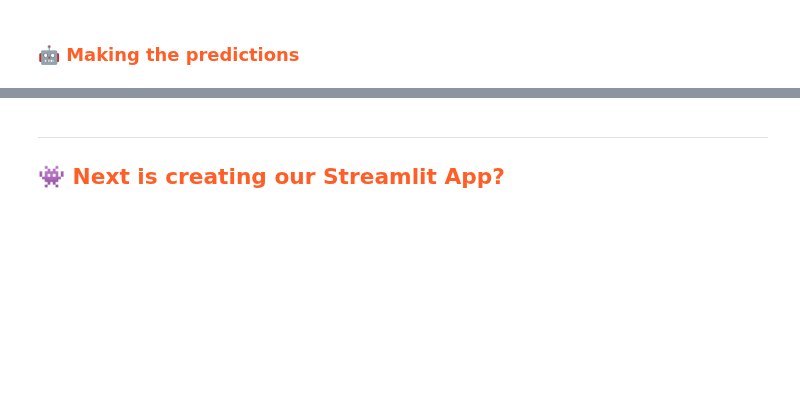
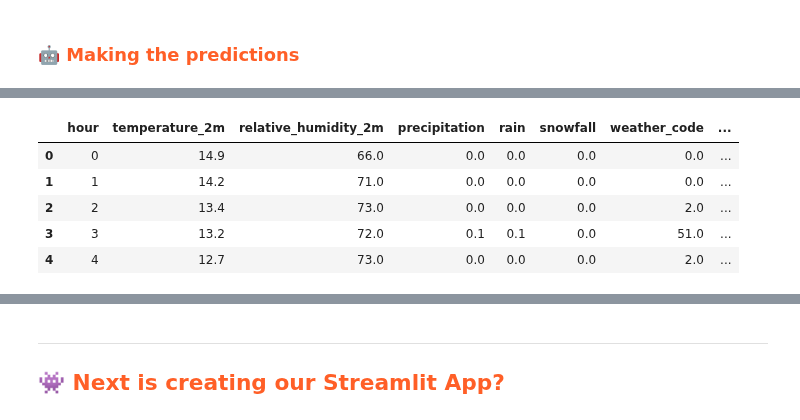
Before and after one commit to Camillahannesbo/BDS_MLOPs_Assignment, a Jupyter notebook: notebooks/4_batch_inference copy.ipynb, the cells around one changed output, grey strips where cells are left out. Cells and saved outputs as stored; diff of their text form; code cells hidden in the pictures; blank space fills up the shorter version.

Commit message:
batch changes

```diff
--- a/notebooks/4_batch_inference copy.ipynb
+++ b/notebooks/4_batch_inference copy.ipynb
@@ -102 +142,3 @@ weather_forecast_df = weather_measures.forecast_weather_measures(
+# %%
+calendar_df = calendar.get_calendar()
 # %%
@@ -123,5 +154,16 @@ merged_df = pd.merge(weather_forecast_df, calender_df, how='inner', left_on='dat
 # %%
 import numpy as np
+# %%
+# # Add features to the calender dataframe
+# calender_df['date_'] = pd.to_datetime(calender_df['date'])
+# calender_df['day'] = calender_df['date_'].dt.dayofweek
+# calender_df['month'] = calender_df['date_'].dt.month
+# calender_df['holiday'] = np.where(calender_df['type'] == 'Not a Workday', 1, 0)
+
+# # Drop the columns 'type' and 'date_' to finalize the calender dataframe
+# calender_df = calender_df.drop(['type','date_'], axis=1)
+
+merged_df = pd.merge(weather_forecast_df, calendar_df, how='inner', left_on='date', right_on='date')
 # %%
 # Display the first 5 rows of the batch data
 batch_data = merged_df
@@ -145,15 +208,22 @@ batch_data
 # %%
 # # Convert the output of the label encoding to a dense array and concatenate with the original data
 # X_batch = pd.concat([batch_data, pd.DataFrame(encoded)], axis=1)
 
 X_batch = batch_data
 
 # Drop columns 'date', 'city_name', 'unix_time' from the DataFrame 'X'
-X_batch = X_batch.drop(columns=['date', 'time', 'timestamp'])
+X_batch = X_batch.drop(columns=['date', 'datetime', 'timestamp'])
 
 # # Rename the newly added column with label-encoded city names to 'city_name_encoded'
 # X_batch = X_batch.rename(columns={0: "type_encoded"})
 
 # Displaying the first 5 rows of the modified DataFrame
 X_batch.head()
+# %% [output]
+|  | hour | temperature_2m | relative_humidity_2m | precipitation | rain | snowfall | weather_code | ... |
+| 0 | 0 | 14.9 | 66.0 | 0.0 | 0.0 | 0.0 | 0.0 | ... |
+| 1 | 1 | 14.2 | 71.0 | 0.0 | 0.0 | 0.0 | 0.0 | ... |
+| 2 | 2 | 13.4 | 73.0 | 0.0 | 0.0 | 0.0 | 2.0 | ... |
+| 3 | 3 | 13.2 | 72.0 | 0.1 | 0.1 | 0.0 | 51.0 | ... |
+| 4 | 4 | 12.7 | 73.0 | 0.0 | 0.0 | 0.0 | 2.0 | ... |
 # %%
```
Also changed, not shown: parts of 20 cells of this notebook, 6 other files.
